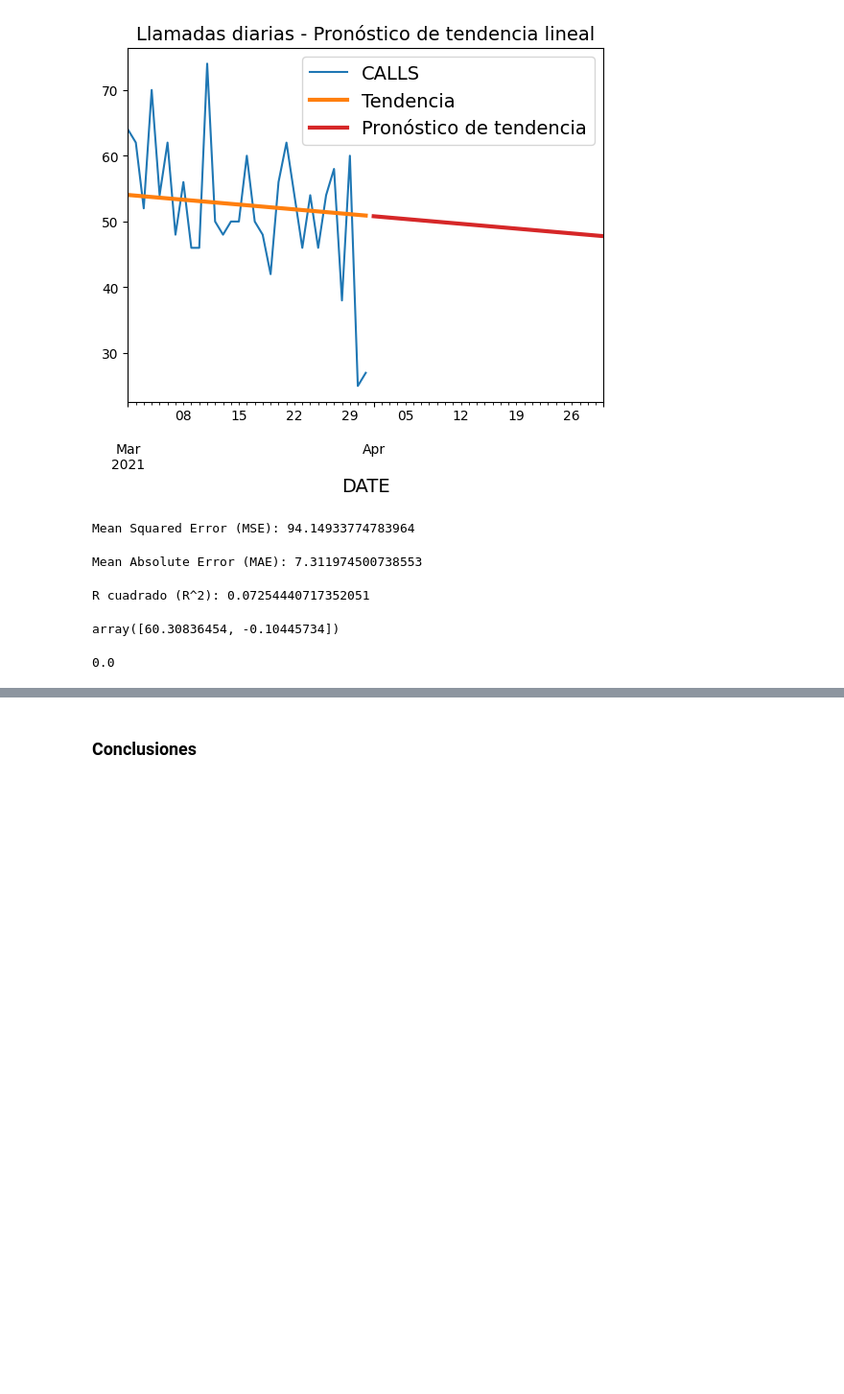
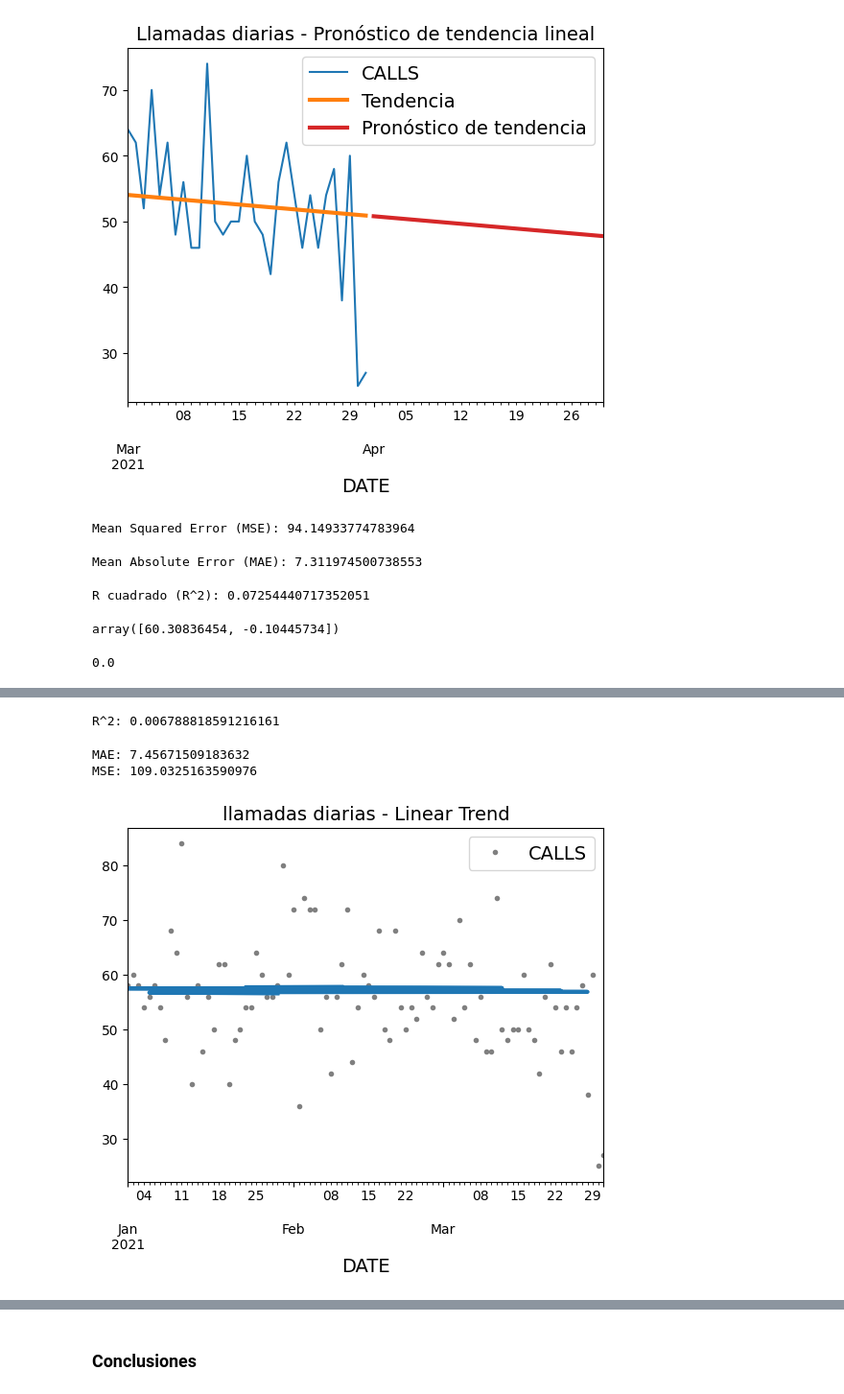
Before and after one commit to PABLOXAVIERMENDEZ/PROYECTO_MLP_PABLO_XAVIER_MENDEZ, a Jupyter notebook: src/model/my_model.ipynb, the cells around one changed output, grey strips where cells are left out. Shown at 96% size. Saved outputs shown, nothing was run; the diff lists cells and outputs as text; code cells hidden in the pictures; blank space fills up the shorter version.

```diff
--- a/src/model/my_model.ipynb
+++ b/src/model/my_model.ipynb
@@ -386,0 +454,18 @@ model.intercept_
+# %%
+# Dividir el índice del DataFrame en train y test
+train_idx, test_idx = train_test_split(calls_per_date_df.index, test_size=0.2, random_state=42)
+
+# Usar el índice para dividir el DataFrame en conjuntos de train y test
+calls_per_date_train = calls_per_date_df.loc[train_idx]
+calls_per_date_test = calls_per_date_df.loc[test_idx]
+# %%
+# Crear variables ficticias para el sesgo y la tendencia para train y test
+dp_train = DeterministicProcess(index=calls_per_date_train.index, constant=True, order=1, drop=True)
+X_train = dp_train.in_sample()
+
+dp_test = DeterministicProcess(index=calls_per_date_test.index, constant=True, order=1, drop=True)
+X_test = dp_test.in_sample()
+# %%
+# Entrenar el modelo de regresión lineal en el conjunto de train
+model = LinearRegression(fit_intercept=False)
+model.fit(X_train, calls_per_date_train["CALLS"])
@@ -386,0 +474,3 @@ model.intercept_
+# %%
+# Predecir el número de llamadas en el conjunto de test
+y_pred_test = pd.Series(model.predict(X_test), index=X_test.index)
@@ -386,0 +480,27 @@ model.intercept_
+# %%
+# Evaluar el rendimiento del modelo en el conjunto de test
+print("R^2:", model.score(X_test, calls_per_date_test["CALLS"]))
+# %% [output]
+R^2: 0.006788818591216161
+# %%
+from sklearn.metrics import mean_absolute_error, mean_squared_error
+
+
+# Calcular MAE y MSE en el conjunto de test
+y_true = calls_per_date_test["CALLS"]
+y_pred = y_pred_test
+
+mae = mean_absolute_error(y_true, y_pred)
+mse = mean_squared_error(y_true, y_pred)
+
+print("MAE:", mae)
+print("MSE:", mse)
+# %% [output]
+MAE: 7.45671509183632
+MSE: 109.0325163590976
+# %%
+# Visualización de resultados
+ax = calls_per_date_df.plot(style=".", color="0.5", title="llamadas diarias - Linear Trend")
+_ = y_pred_test.plot(ax=ax, linewidth=3, label="Trend")
+# %% [output]
+[figure, added]
```
Also changed, not shown: parts of 14 cells of this notebook, 1 other file.
